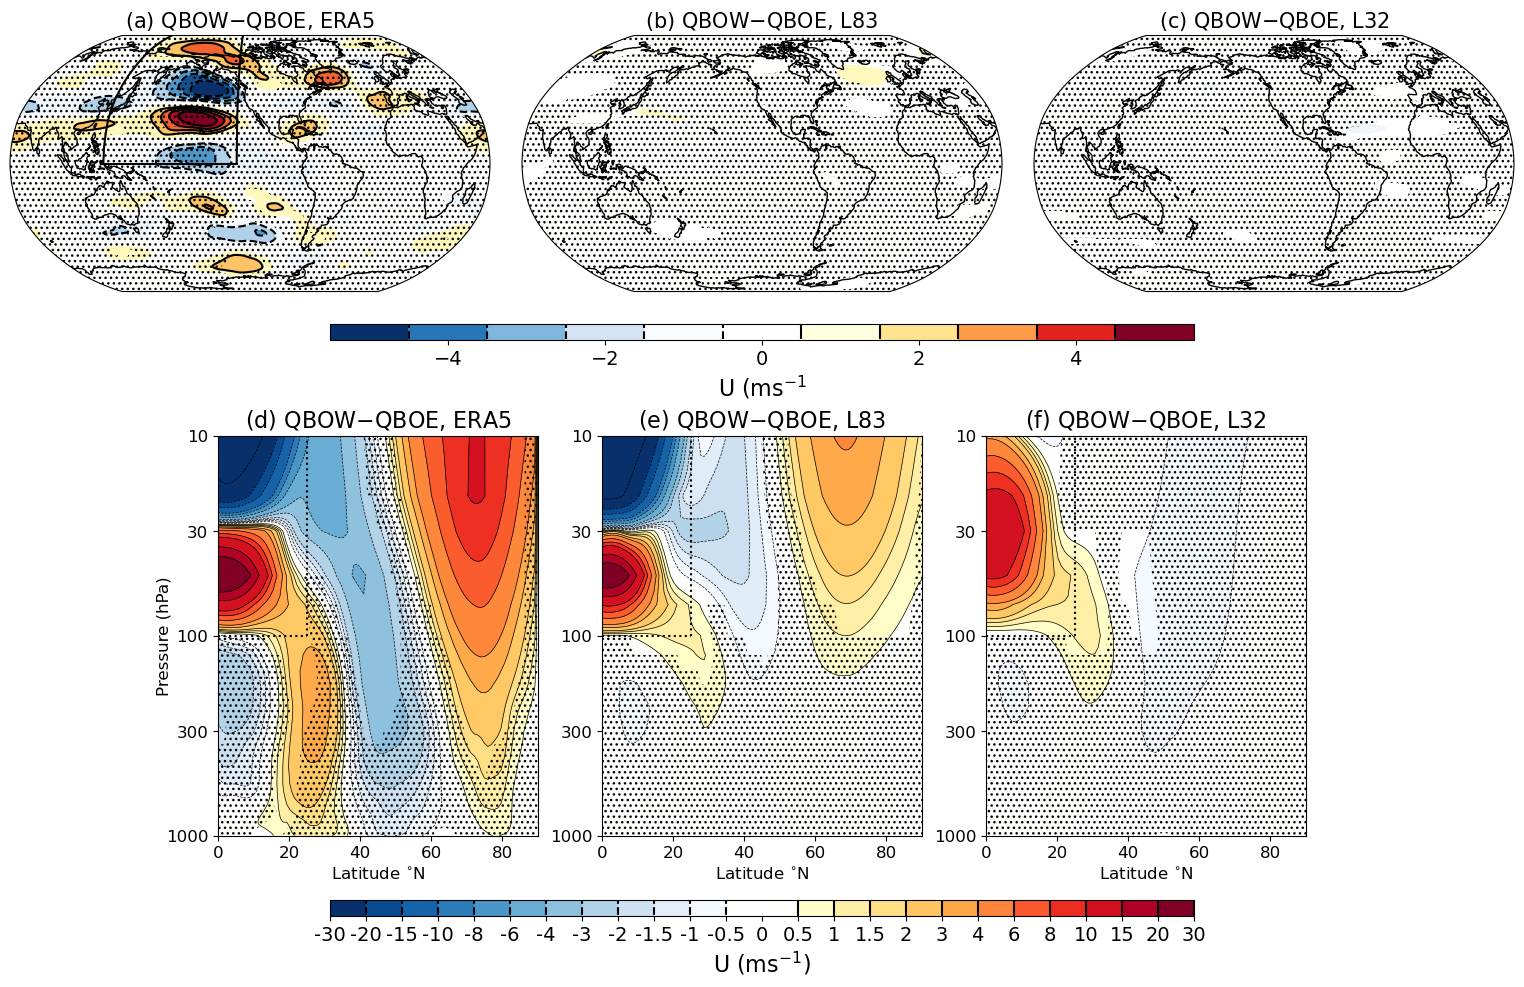
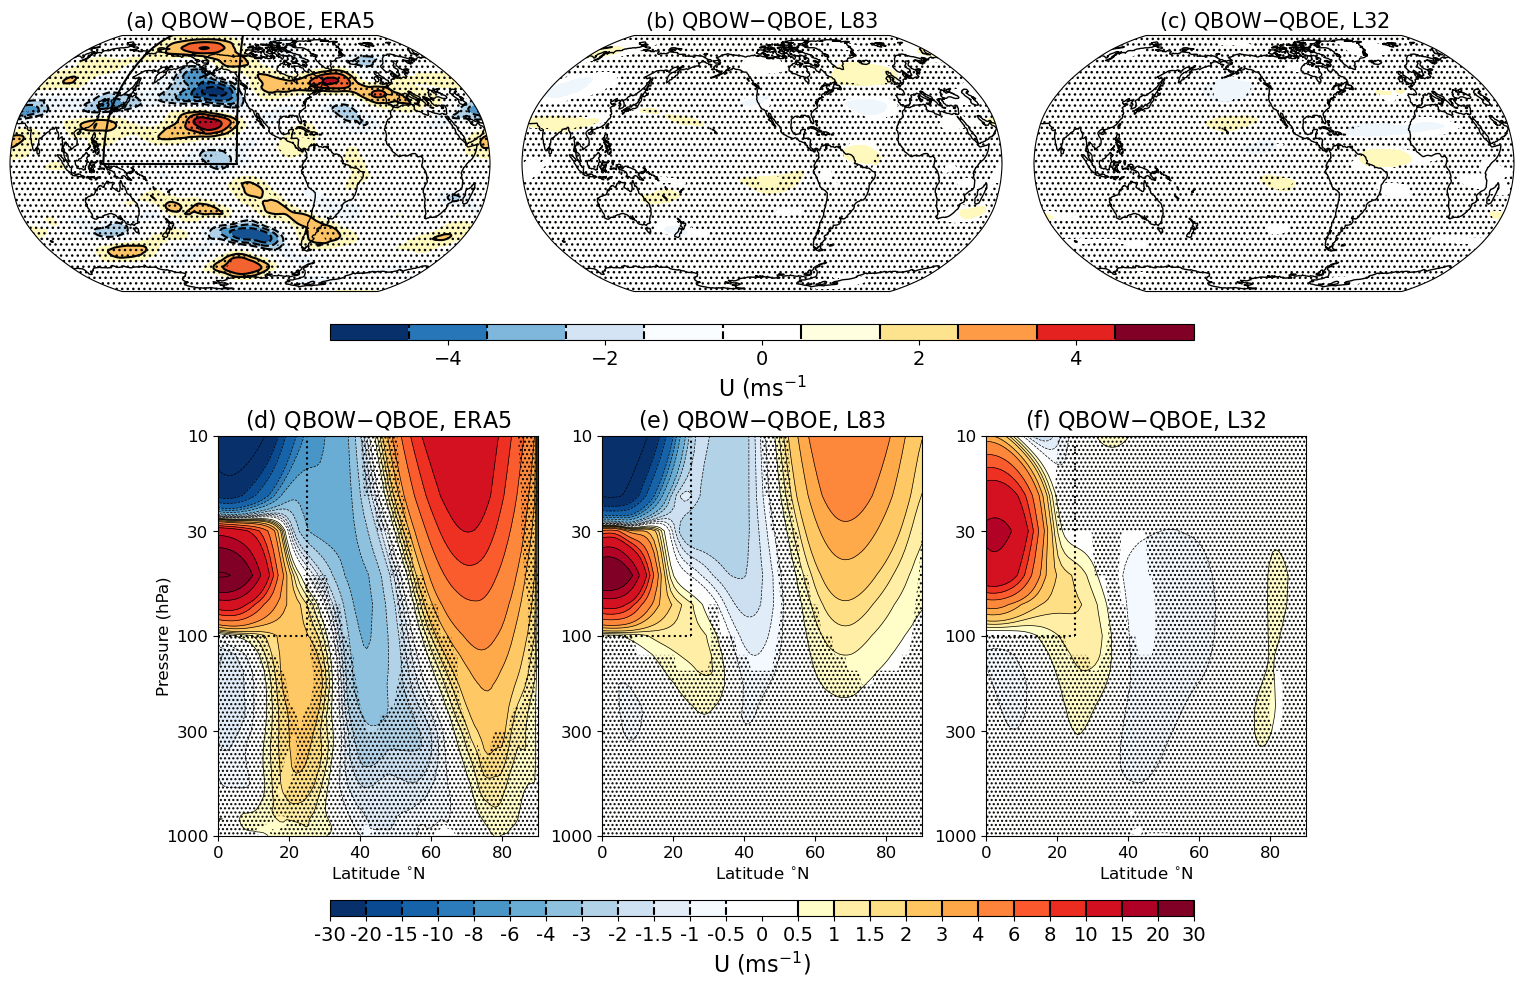
Unified diff of the notebook cell whose output changed from the first chart to the second:
--- before
+++ after
@@ -55,2 +55,3 @@
 
 fig.savefig(plotpath+'fig11.png', bbox_inches='tight', facecolor='white')
+fig.savefig(plotpath+'fig11.pdf', bbox_inches='tight', facecolor='white')

Commit: updating figure scripts